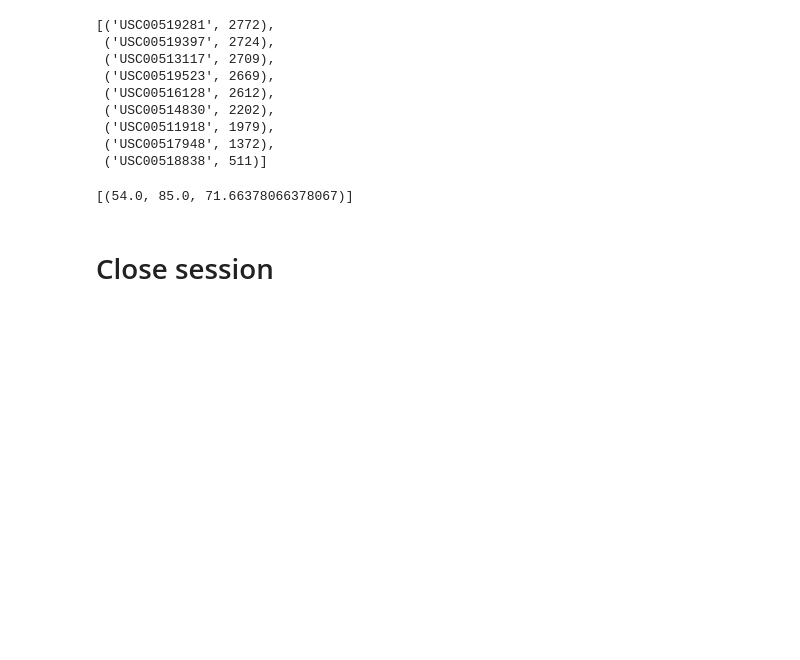
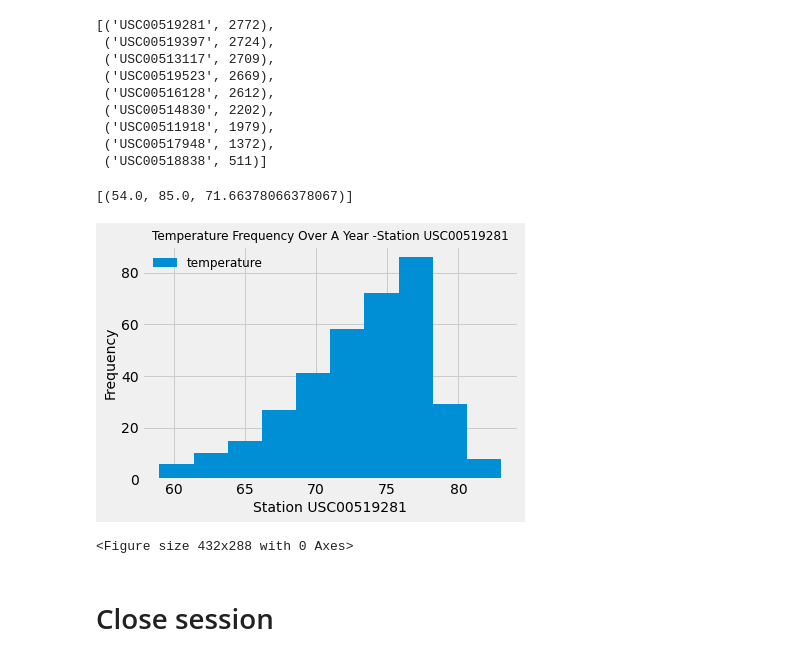
Before and after one commit to thallegacy/sqlalchemy-challenge, a Jupyter notebook: climate_LR.ipynb, the cells around one changed output. Cells and saved outputs as stored; diff of their text form; code cells hidden in the pictures; blank space fills up the shorter version.

Commit message:
plot histogram

```diff
--- a/climate_LR.ipynb
+++ b/climate_LR.ipynb
@@ -168,7 +168,34 @@ session.query(func.min(Measurement.tobs),func.max(Measurement.tobs),func.avg(Mea
 [(54.0, 85.0, 71.66378066378067)]
 # %%
 # Using the most active station id
-# Query the last 12 months of temperature observation data for this station and plot the results as a histogram
+# Query the last 12 months of temperature observation data for this station
+station_temp_year = session.query(Measurement.date, Measurement.tobs).filter(Measurement.date >= one_year_date).\
+                                                                    filter(Measurement.date <= new_rec_date).\
+                                                                    filter(Measurement.station == 'USC00519281').all()
+# %%
+#plot the results as a histogram
+
+# Save the query results as a Pandas DataFrame and set the index to the date column
+stat_temp_year_df = pd.DataFrame(station_temp_year)
+stat_temp_year_df.rename(columns={'tobs':'temperature'},inplace =True)
+stat_temp_year_df.head()
+
+#plot the data
+stat_temp_year_df.plot.hist()
+
+#Format the plotted data
+plt.xlabel("Station USC00519281",fontsize = 14)
+plt.ylabel("Frequency",fontsize = 14)
+plt.title("Temperature Frequency Over A Year -Station USC00519281", fontsize = 12)
+plt.grid(True)
+plt.legend(loc='upper left', frameon=False, fontsize = 12)
+
+#display data
+plt.show()
+plt.savefig("Temperature Frequency Station USC00519281.png")
+# %% [output]
+[figure, added]
+<Figure size 432x288 with 0 Axes>
 # %% [markdown]
 # Close session
 # %%
```
